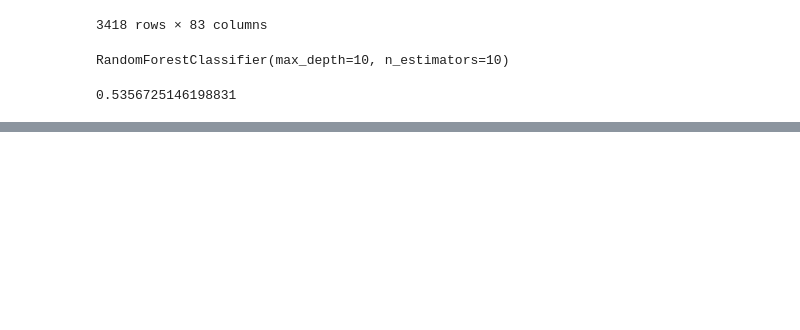
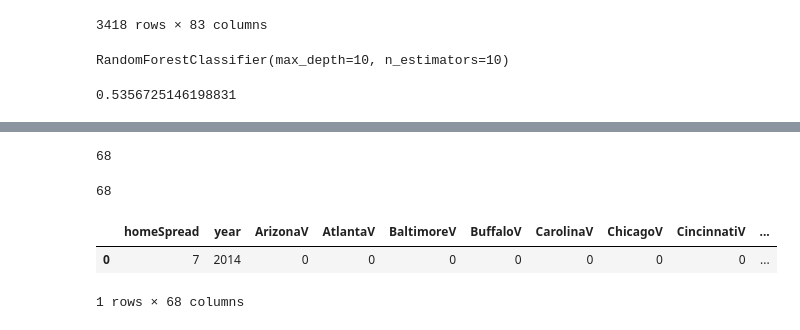
Before and after one commit to MSIA/2021-msia423--hakimi---ben--project, a Jupyter notebook: notebooks/develop/modelDevelopment.ipynb, the cells around one changed output, grey strips where cells are left out. Drawn from its saved outputs; the diff is of its cells as text; code cells hidden in the pictures; blank space fills up the shorter version.

```diff
--- a/notebooks/develop/modelDevelopment.ipynb
+++ b/notebooks/develop/modelDevelopment.ipynb
@@ -278,0 +303,4 @@ useful = pd.concat([useful, oneHotH], axis = 1)
+# %%
+rf, X_test, y_test = createModel(features, target)
+# %%
+auc, accuracy = scoreModel(rf, X_test, y_test)
@@ -334,3 +370,5 @@ classification_report = sklearn.metrics.classification_report(y_test, ypred_bin_
 accuracy
 # %% [output]
 0.5356725146198831
+# %%
+colnames = list(features.columns)
@@ -336,0 +395,22 @@ accuracy
+# %%
+len(colnames)
+# %% [output]
+68
+# %%
+inputs = [7, 2014,    0,    0,    0,    0,    0,    0,    0,    0,    0,
+           0,    0,    0,    0,    0,    0,    0,    0,    0,    0,    0,
+           0,    0,    0,    0,    0,    0,    0,    0,    0,    1,    0,
+           0,    0,    1,    0,    0,    0,    0,    0,    0,    0,    0,
+           0,    0,    0,    0,    0,    0,    0,    0,    0,    0,    0,
+           0,    0,    0,    0,    0,    0,    0,    0,    0,    0,    0,
+           0,    0]
+len(inputs)
+# %% [output]
+68
+# %%
+testdata = pd.DataFrame([inputs],columns = colnames)
+testdata
+# %% [output]
+|  | homeSpread | year | ArizonaV | AtlantaV | BaltimoreV | BuffaloV | CarolinaV | ChicagoV | CincinnatiV | ... |
+| 0 | 7 | 2014 | 0 | 0 | 0 | 0 | 0 | 0 | 0 | ... |
+1 rows × 68 columns
```
Also changed, not shown: parts of 16 cells of this notebook, 7 other files.
